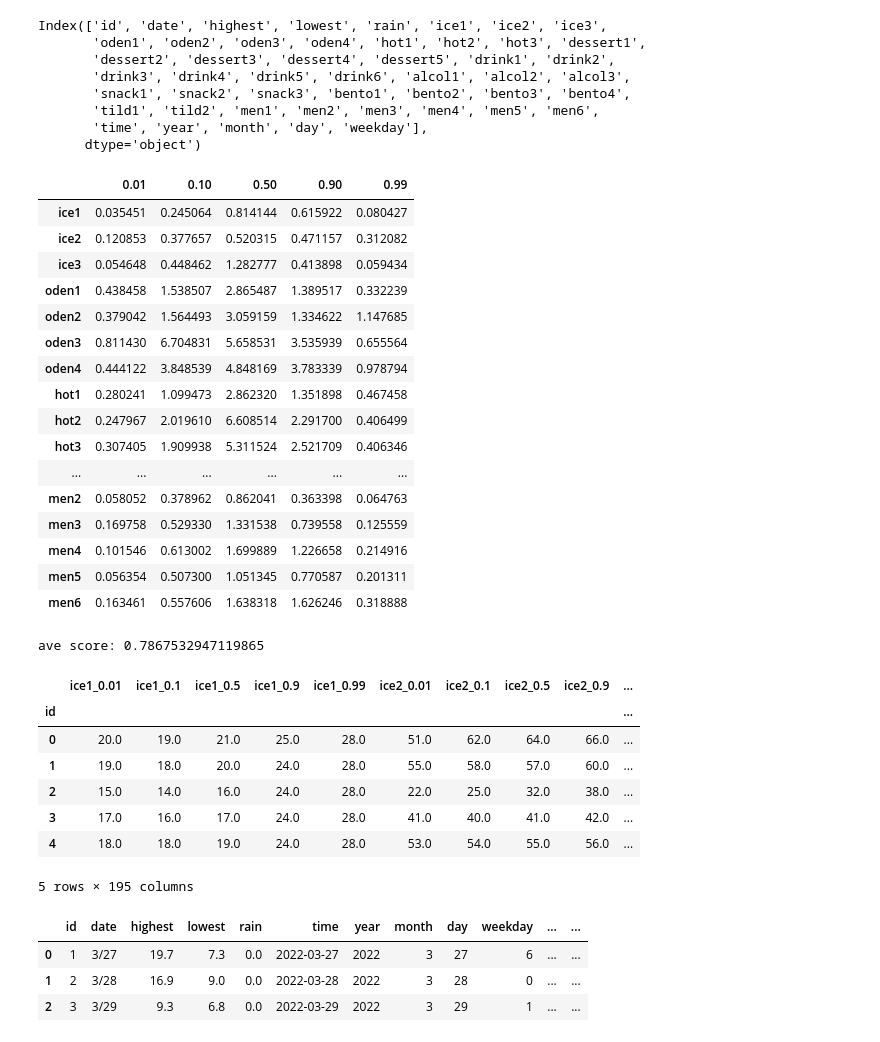
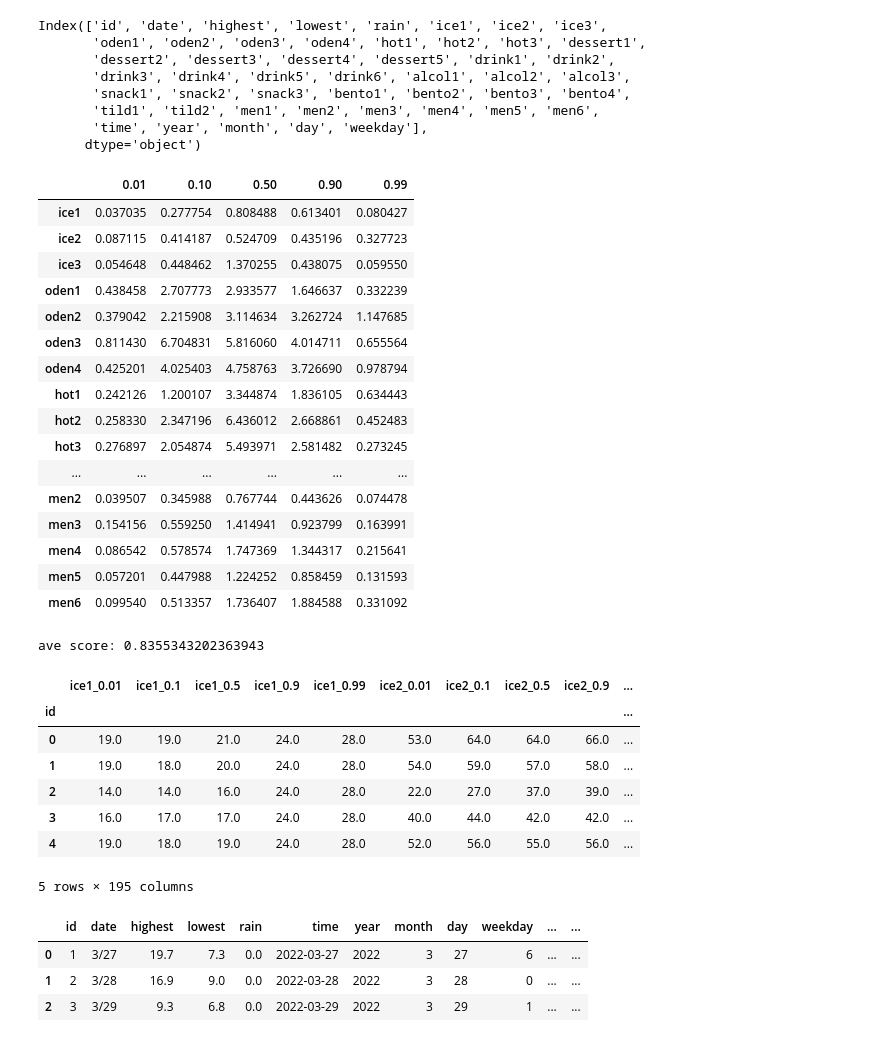
Before and after one commit to SStakafumi/ProbSpaceComp-ConvenienceStore, a Jupyter notebook: src/lgbm_by_kotrying.ipynb, the cells around one changed output. Drawn from its saved outputs; the diff is of its cells as text; code cells hidden in the pictures.

```diff
--- a/src/lgbm_by_kotrying.ipynb
+++ b/src/lgbm_by_kotrying.ipynb
@@ -151,51 +151,51 @@ for c in tqdm(target_columns):
 
     # 分位点ごとのベストスコア
     lgb_scores = []
 
     # 分位点ごとにモデルを作成
     for q in qs:
         lgb = LGBMRegressor(
             objective='quantile',
             alpha = q,
             n_estimators=10000,
-            max_depth=2,
+            max_depth=5,
             colsample_bytree=0.9,
             random_state=seed
         )
 
         # 学習
         lgb.fit(X_train, y_train, eval_set=(X_valid, y_valid), early_stopping_rounds=100, verbose=False)
         lgb_scores.append(lgb.best_score_['valid_0']['quantile'])
 
         # 予測
         y_pred = lgb.predict(X_test)
         results[(c, q)] = y_pred
 
     all_lgb_score.append(lgb_scores)
 
 score_df = pd.DataFrame(np.array(all_lgb_score), columns=qs, index=target_columns)
 display(score_df)
 
 print(f'ave score: {np.array(all_lgb_score).mean()}')
 # %% [output]
 |  | 0.01 | 0.10 | 0.50 | 0.90 | 0.99 |
-| ice1 | 0.035451 | 0.245064 | 0.814144 | 0.615922 | 0.080427 |
-| ice2 | 0.120853 | 0.377657 | 0.520315 | 0.471157 | 0.312082 |
-| ice3 | 0.054648 | 0.448462 | 1.282777 | 0.413898 | 0.059434 |
-| oden1 | 0.438458 | 1.538507 | 2.865487 | 1.389517 | 0.332239 |
-| oden2 | 0.379042 | 1.564493 | 3.059159 | 1.334622 | 1.147685 |
-| oden3 | 0.811430 | 6.704831 | 5.658531 | 3.535939 | 0.655564 |
-| oden4 | 0.444122 | 3.848539 | 4.848169 | 3.783339 | 0.978794 |
-| hot1 | 0.280241 | 1.099473 | 2.862320 | 1.351898 | 0.467458 |
-| hot2 | 0.247967 | 2.019610 | 6.608514 | 2.291700 | 0.406499 |
-| hot3 | 0.307405 | 1.909938 | 5.311524 | 2.521709 | 0.406346 |
+| ice1 | 0.037035 | 0.277754 | 0.808488 | 0.613401 | 0.080427 |
+| ice2 | 0.087115 | 0.414187 | 0.524709 | 0.435196 | 0.327723 |
+| ice3 | 0.054648 | 0.448462 | 1.370255 | 0.438075 | 0.059550 |
+| oden1 | 0.438458 | 2.707773 | 2.933577 | 1.646637 | 0.332239 |
+| oden2 | 0.379042 | 2.215908 | 3.114634 | 3.262724 | 1.147685 |
+| oden3 | 0.811430 | 6.704831 | 5.816060 | 4.014711 | 0.655564 |
+| oden4 | 0.425201 | 4.025403 | 4.758763 | 3.726690 | 0.978794 |
+| hot1 | 0.242126 | 1.200107 | 3.344874 | 1.836105 | 0.634443 |
+| hot2 | 0.258330 | 2.347196 | 6.436012 | 2.668861 | 0.452483 |
+| hot3 | 0.276897 | 2.054874 | 5.493971 | 2.581482 | 0.273245 |
 | ... | ... | ... | ... | ... | ... |
-| men2 | 0.058052 | 0.378962 | 0.862041 | 0.363398 | 0.064763 |
-| men3 | 0.169758 | 0.529330 | 1.331538 | 0.739558 | 0.125559 |
-| men4 | 0.101546 | 0.613002 | 1.699889 | 1.226658 | 0.214916 |
-| men5 | 0.056354 | 0.507300 | 1.051345 | 0.770587 | 0.201311 |
-| men6 | 0.163461 | 0.557606 | 1.638318 | 1.626246 | 0.318888 |
+| men2 | 0.039507 | 0.345988 | 0.767744 | 0.443626 | 0.074478 |
+| men3 | 0.154156 | 0.559250 | 1.414941 | 0.923799 | 0.163991 |
+| men4 | 0.086542 | 0.578574 | 1.747369 | 1.344317 | 0.215641 |
+| men5 | 0.057201 | 0.447988 | 1.224252 | 0.858459 | 0.131593 |
+| men6 | 0.099540 | 0.513357 | 1.736407 | 1.884588 | 0.331092 |
-ave score: 0.7867532947119865
+ave score: 0.8355343202363943
 # %%
 submit_rows = [[f'{k[0]}_{k[1]}'] + v.tolist() for k, v in results.items()]
 # %%
@@ -205,16 +205,16 @@ submit_df = pd.DataFrame(np.array(submit_rows)[:, 1:22].astype(float).round(), i
 # 転置
 submit_df = submit_df.transpose()
 submit_df.index.name = 'id'
-submit_df.to_csv("../work/submission/sub_by_lgb_by_kotrying.csv")
+submit_df.to_csv("../work/submission/sub_by_lgb_by_kotrying_max_depth_5_n_est_2000.csv")
 display(submit_df.head())
 # %% [output]
 |  | ice1_0.01 | ice1_0.1 | ice1_0.5 | ice1_0.9 | ice1_0.99 | ice2_0.01 | ice2_0.1 | ice2_0.5 | ice2_0.9 | ... |
 | id |  |  |  |  |  |  |  |  |  | ... |
-| 0 | 20.0 | 19.0 | 21.0 | 25.0 | 28.0 | 51.0 | 62.0 | 64.0 | 66.0 | ... |
-| 1 | 19.0 | 18.0 | 20.0 | 24.0 | 28.0 | 55.0 | 58.0 | 57.0 | 60.0 | ... |
-| 2 | 15.0 | 14.0 | 16.0 | 24.0 | 28.0 | 22.0 | 25.0 | 32.0 | 38.0 | ... |
-| 3 | 17.0 | 16.0 | 17.0 | 24.0 | 28.0 | 41.0 | 40.0 | 41.0 | 42.0 | ... |
-| 4 | 18.0 | 18.0 | 19.0 | 24.0 | 28.0 | 53.0 | 54.0 | 55.0 | 56.0 | ... |
+| 0 | 19.0 | 19.0 | 21.0 | 24.0 | 28.0 | 53.0 | 64.0 | 64.0 | 66.0 | ... |
+| 1 | 19.0 | 18.0 | 20.0 | 24.0 | 28.0 | 54.0 | 59.0 | 57.0 | 58.0 | ... |
+| 2 | 14.0 | 14.0 | 16.0 | 24.0 | 28.0 | 22.0 | 27.0 | 37.0 | 39.0 | ... |
+| 3 | 16.0 | 17.0 | 17.0 | 24.0 | 28.0 | 40.0 | 44.0 | 42.0 | 42.0 | ... |
+| 4 | 19.0 | 18.0 | 19.0 | 24.0 | 28.0 | 52.0 | 56.0 | 55.0 | 56.0 | ... |
 5 rows × 195 columns
 # %%
 # 目視確認
```
Also changed, not shown: 1 other file.
